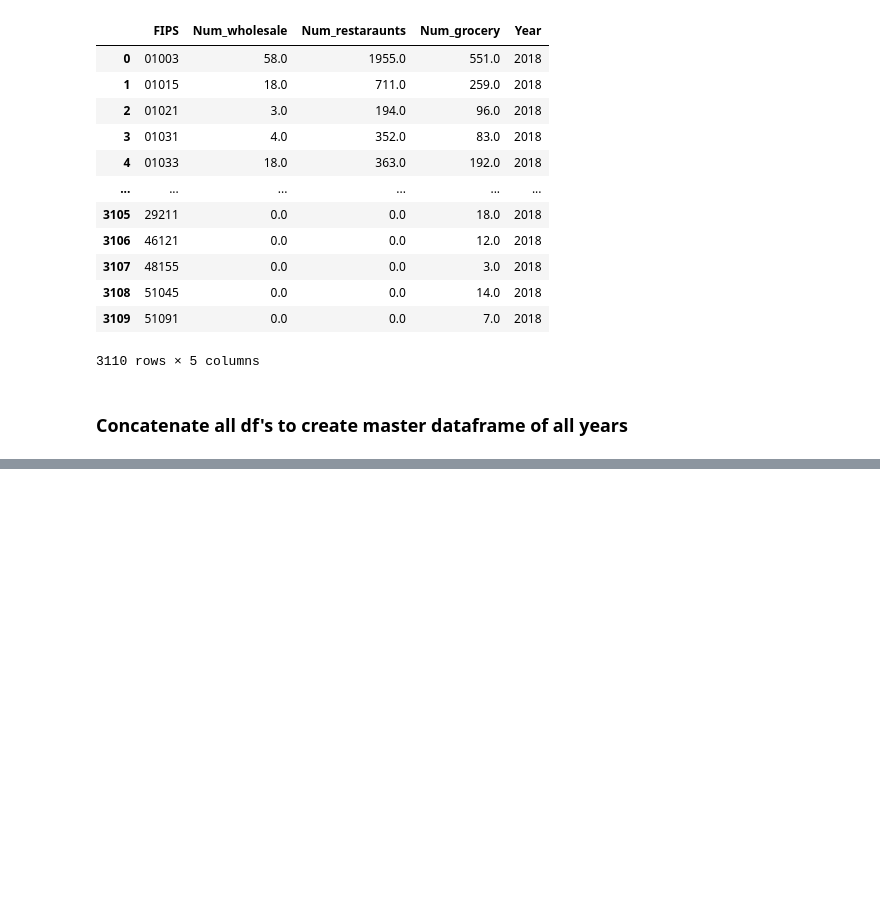
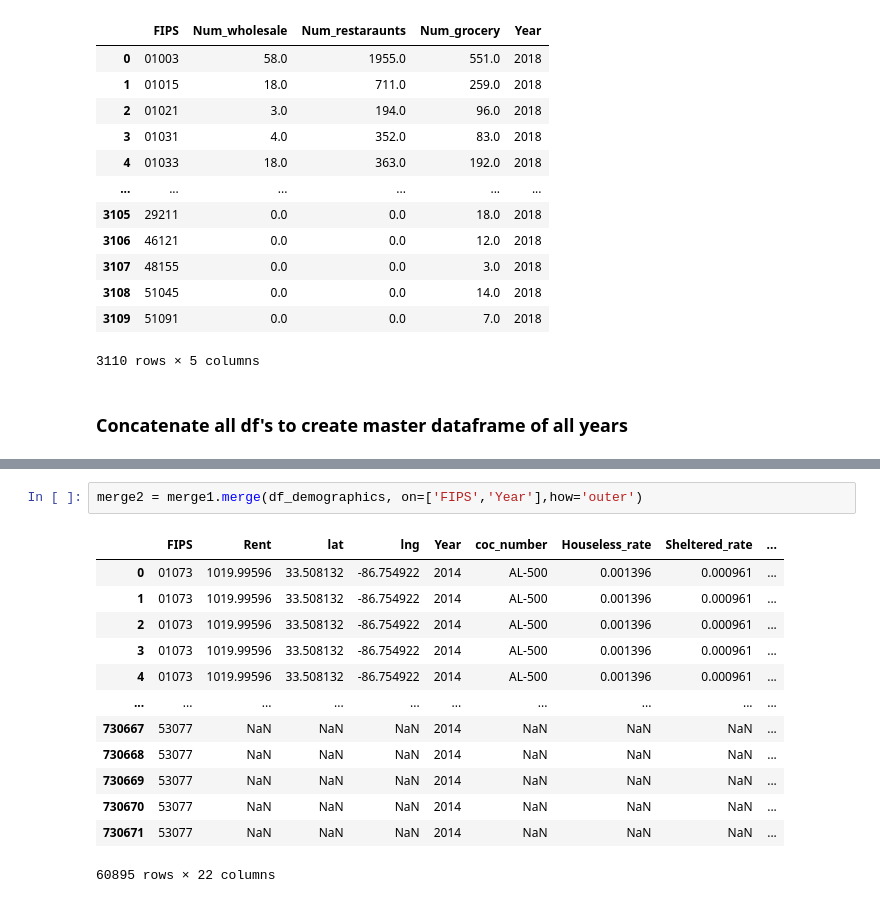
Before and after one commit to khyateed/projecting-food-insecurity, a Jupyter notebook: notebooks/cleaning.ipynb, the cells around one changed output, grey strips where cells are left out. Cells and saved outputs as stored; diff of their text form; blank space fills up the shorter version.

```diff
--- a/notebooks/cleaning.ipynb
+++ b/notebooks/cleaning.ipynb
@@ -1377,0 +1418,16 @@ df_food = pd.concat([df_food_09,df_food_10,df_food_11,df_food_12,df_food_13,df_f
+# %%
+merge2 = merge1.merge(df_demographics, on=['FIPS','Year'],how='outer')
+# %% [output]
+|  | FIPS | Rent | lat | lng | Year | coc_number | Houseless_rate | Sheltered_rate | ... |
+| 0 | 01073 | 1019.99596 | 33.508132 | -86.754922 | 2014 | AL-500 | 0.001396 | 0.000961 | ... |
+| 1 | 01073 | 1019.99596 | 33.508132 | -86.754922 | 2014 | AL-500 | 0.001396 | 0.000961 | ... |
+| 2 | 01073 | 1019.99596 | 33.508132 | -86.754922 | 2014 | AL-500 | 0.001396 | 0.000961 | ... |
+| 3 | 01073 | 1019.99596 | 33.508132 | -86.754922 | 2014 | AL-500 | 0.001396 | 0.000961 | ... |
+| 4 | 01073 | 1019.99596 | 33.508132 | -86.754922 | 2014 | AL-500 | 0.001396 | 0.000961 | ... |
+| ... | ... | ... | ... | ... | ... | ... | ... | ... | ... |
+| 730667 | 53077 | NaN | NaN | NaN | 2014 | NaN | NaN | NaN | ... |
+| 730668 | 53077 | NaN | NaN | NaN | 2014 | NaN | NaN | NaN | ... |
+| 730669 | 53077 | NaN | NaN | NaN | 2014 | NaN | NaN | NaN | ... |
+| 730670 | 53077 | NaN | NaN | NaN | 2014 | NaN | NaN | NaN | ... |
+| 730671 | 53077 | NaN | NaN | NaN | 2014 | NaN | NaN | NaN | ... |
+60895 rows × 22 columns
```
Also changed, not shown: parts of 14 cells of this notebook.
